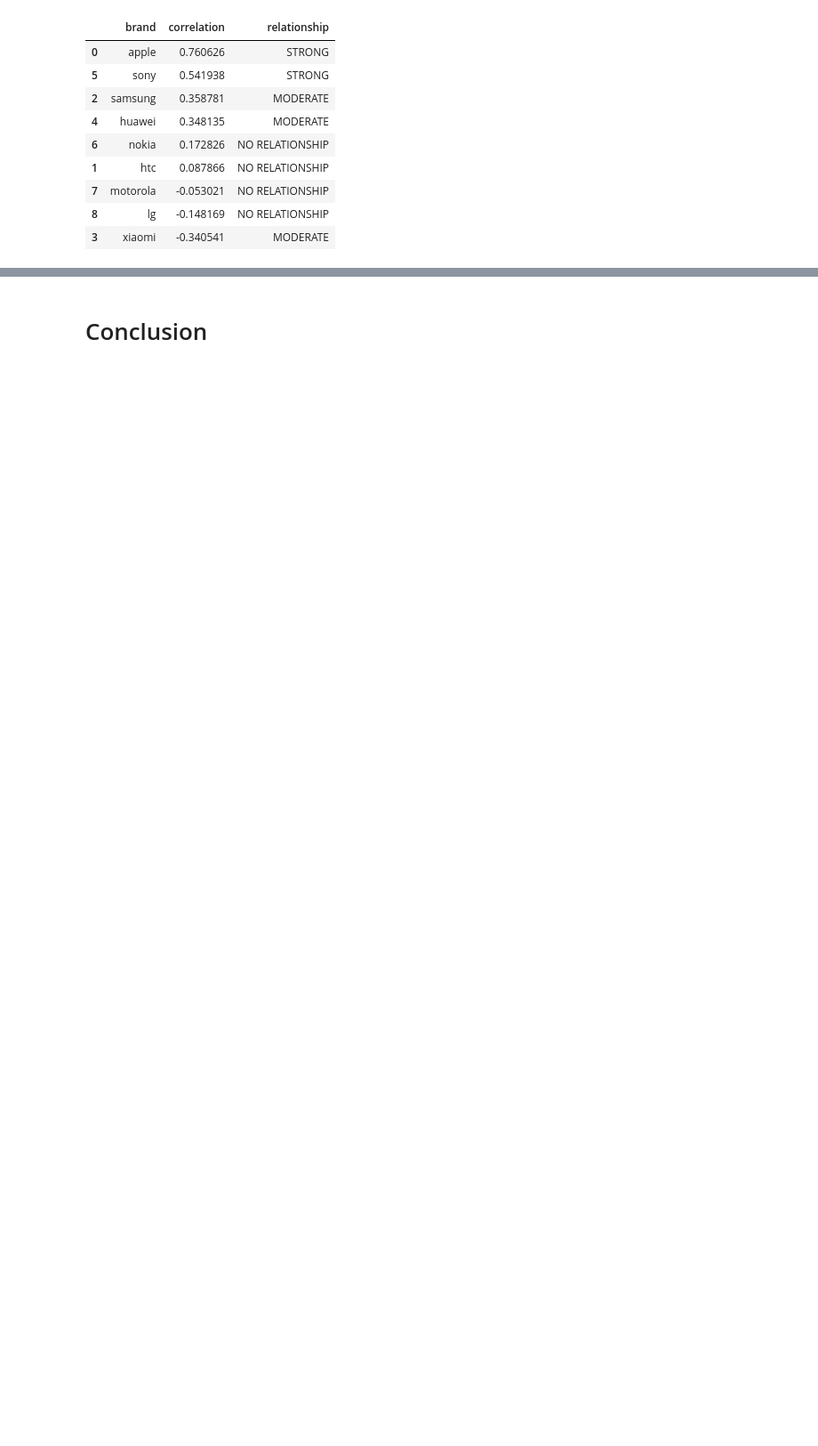
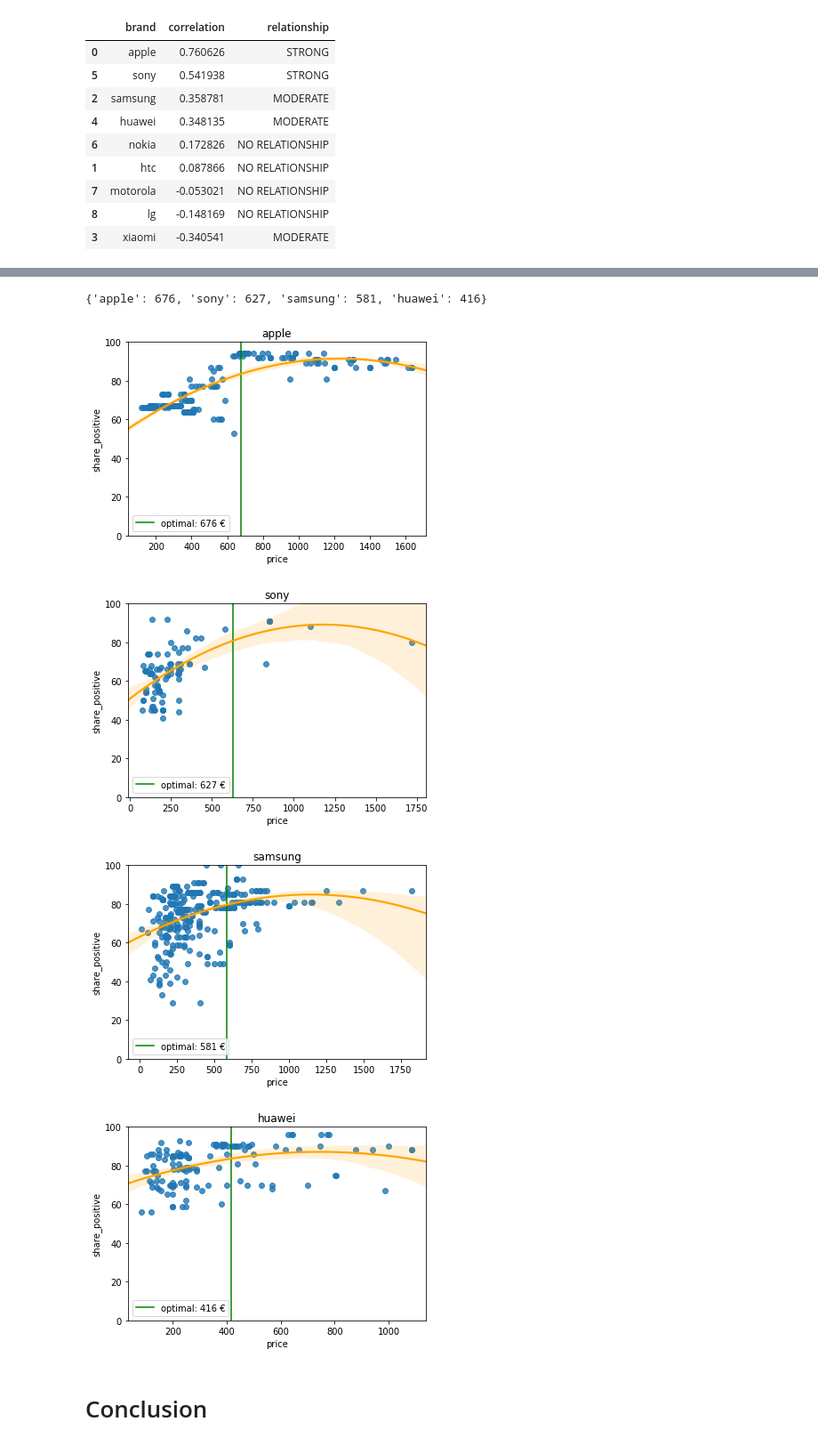
Before and after one commit to cercami/data-science, a Jupyter notebook: data_analysis/your-1000$-smartphone-NEW.ipynb, the cells around one changed output, grey strips where cells are left out. Shown at 89% size. Saved outputs shown, nothing was run; the diff lists cells and outputs as text; code cells hidden in the pictures; blank space fills up the shorter version.

```diff
--- a/data_analysis/your-1000$-smartphone-NEW.ipynb
+++ b/data_analysis/your-1000$-smartphone-NEW.ipynb
@@ -356,0 +430,15 @@ cor_df
+# %%
+models = {}
+
+for brand in ['apple', 'sony', 'samsung', 'huawei']:
+    temp = df[df.brand == brand]
+
+    x = np.array(temp.price).reshape(-1, 1)
+    y = np.array(temp.share_positive).reshape(-1, 1)
+
+    polynomial_features= PolynomialFeatures(degree=2)
+    x_poly = polynomial_features.fit_transform(x)
+
+    model = LinearRegression()
+    model.fit(x_poly, y)
+    models[brand] = model
@@ -356,0 +456,9 @@ cor_df
+# %%
+derivatives = {}
+
+for brand in ['apple', 'sony', 'samsung', 'huawei']:
+    temp = df[df.brand == brand]
+    derivatives[brand] = calculate_derivatives(models[brand].intercept_[0],
+                                               models[brand].coef_[0][1],
+                                              models[brand].coef_[0][2],
+                                              temp)
@@ -357,3 +469,31 @@ cor_df
+# %%
+optimals = {}
+for brand in ['apple', 'sony', 'samsung', 'huawei']:
+    optimal_der = max([x[1] for x in derivatives[brand] if x[1] > 0]) / 2
+    for price, der in derivatives[brand]:
+        if der > optimal_der:
+            continue
+        else:
+            optimals[brand] = price
+            break
+# %%
+optimals
+# %% [output]
+{'apple': 676, 'sony': 627, 'samsung': 581, 'huawei': 416}
+# %%
+for brand in ['apple', 'sony', 'samsung', 'huawei']:
+    temp = df[df.brand == brand]
+
+    plt.figure()
+    plt.ylim(0, 100)
+    plt.axvline(optimals[brand], 0, 90, color='green', label=f'optimal: { optimals[brand] } €')
+    plt.legend(loc=3)
+    sns.regplot(temp.price, temp.share_positive, line_kws={'color':'orange'}, order=2,).set_title(brand);
+# %% [output]
+[figure, added]
+[figure, added]
+[figure, added]
+[figure, added]
 # %% [markdown]
 # Conclusion
 # %% [markdown]
```
Also changed, not shown: parts of 25 cells of this notebook, 1 other file.
